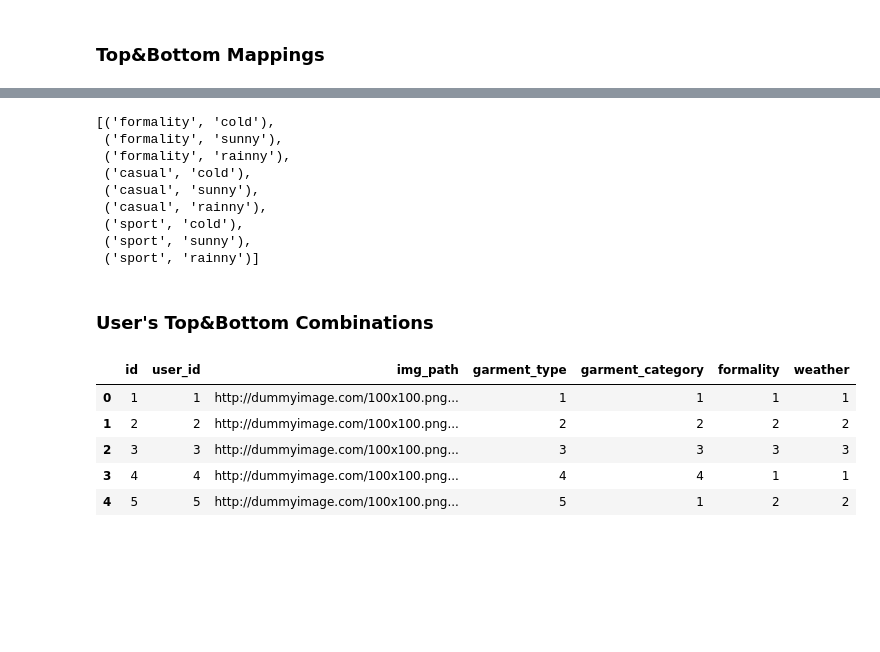
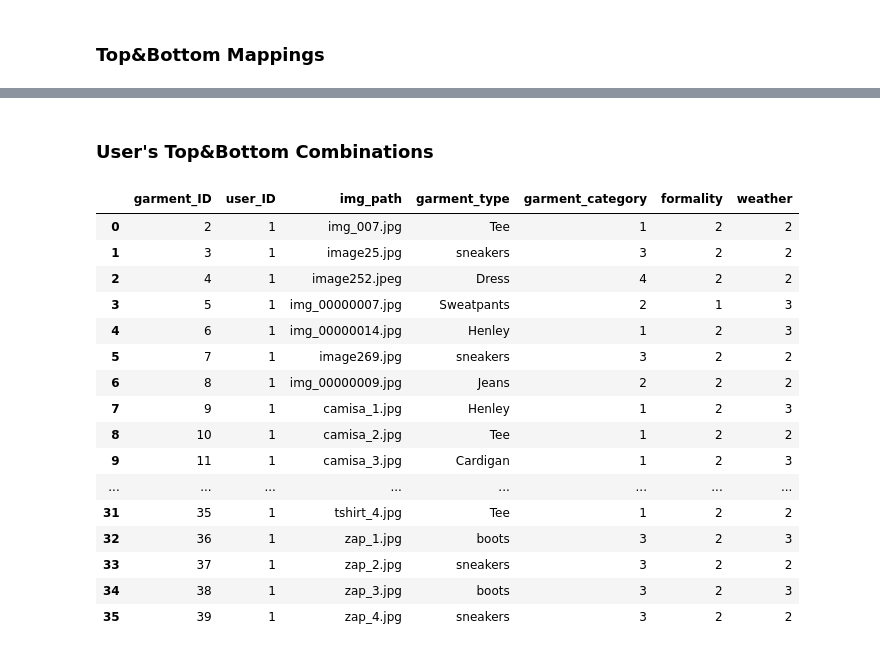
Before and after one commit to JesusTrj/FastFit_AI, a Jupyter notebook: Development/NB_Clothes_Combinatory.ipynb, the cells around one changed output, grey strips where cells are left out. Drawn from its saved outputs; the diff is of its cells as text; code cells hidden in the pictures; blank space fills up the shorter version.

```diff
--- a/Development/NB_Clothes_Combinatory.ipynb
+++ b/Development/NB_Clothes_Combinatory.ipynb
@@ -109,33 +80,46 @@ filters
-# %%
-
-rate = [1, 2, 3, 4, 5]
-formality = ["formality","casual", "sport"]
-weather = ["cold","sunny", "rainny"]
-filters = list(itertools.product(formality, weather))
-filters
-# %% [output]
-[('formality', 'cold'),
- ('formality', 'sunny'),
- ('formality', 'rainny'),
- ('casual', 'cold'),
- ('casual', 'sunny'),
- ('casual', 'rainny'),
- ('sport', 'cold'),
- ('sport', 'sunny'),
- ('sport', 'rainny')]
 # %% [markdown]
 ### User's Top&Bottom Combinations
-# %%
-import pandas as pd
-df = pd.read_csv("/home/repos/hack/FastFit_AI/mockups/garment.csv")
-df.head()
-# %% [output]
-|  | id | user_id | img_path | garment_type | garment_category | formality | weather |
-| 0 | 1 | 1 | http://dummyimage.com/100x100.png... | 1 | 1 | 1 | 1 |
-| 1 | 2 | 2 | http://dummyimage.com/100x100.png... | 2 | 2 | 2 | 2 |
-| 2 | 3 | 3 | http://dummyimage.com/100x100.png... | 3 | 3 | 3 | 3 |
-| 3 | 4 | 4 | http://dummyimage.com/100x100.png... | 4 | 4 | 1 | 1 |
-| 4 | 5 | 5 | http://dummyimage.com/100x100.png... | 5 | 1 | 2 | 2 |
+# %%
+import pandas as pd
+import pymysql
+import itertools
+import numpy as np
+from fastai.vision.all import *
+from fastai.imports import *
+
+rate = [1, 2, 3, 4, 5]
+formality = ["formality","casual", "sport"]
+weather = ["cold","sunny", "rainny"]
+filters = list(itertools.product(formality, weather))
+
+db_connect = pymysql.connect(
+     host="10.22.190.73",
+     port=3306,
+     user="hack_mty",
+     password="8VgYu9EHLb88GNW4tKCF",
+     database="hackmty_fit")
+
+
+df = pd.read_sql("SELECT * FROM garments", db_connect)
+df
+# %% [output]
+|  | garment_ID | user_ID | img_path | garment_type | garment_category | formality | weather |
+| 0 | 2 | 1 | img_007.jpg | Tee | 1 | 2 | 2 |
+| 1 | 3 | 1 | image25.jpg | sneakers | 3 | 2 | 2 |
+| 2 | 4 | 1 | image252.jpeg | Dress | 4 | 2 | 2 |
+| 3 | 5 | 1 | img_00000007.jpg | Sweatpants | 2 | 1 | 3 |
+| 4 | 6 | 1 | img_00000014.jpg | Henley | 1 | 2 | 3 |
+| 5 | 7 | 1 | image269.jpg | sneakers | 3 | 2 | 2 |
+| 6 | 8 | 1 | img_00000009.jpg | Jeans | 2 | 2 | 2 |
+| 7 | 9 | 1 | camisa_1.jpg | Henley | 1 | 2 | 3 |
+| 8 | 10 | 1 | camisa_2.jpg | Tee | 1 | 2 | 2 |
+| 9 | 11 | 1 | camisa_3.jpg | Cardigan | 1 | 2 | 3 |
+| ... | ... | ... | ... | ... | ... | ... | ... |
+| 31 | 35 | 1 | tshirt_4.jpg | Tee | 1 | 2 | 2 |
+| 32 | 36 | 1 | zap_1.jpg | boots | 3 | 2 | 3 |
+| 33 | 37 | 1 | zap_2.jpg | sneakers | 3 | 2 | 2 |
+| 34 | 38 | 1 | zap_3.jpg | boots | 3 | 2 | 3 |
+| 35 | 39 | 1 | zap_4.jpg | sneakers | 3 | 2 | 2 |
 # %%
 user_id = 1
 user_closet = df[(df["garment_type"]!=4)] #df[(df["id"]==user_id) & (df["id"]==user_id)]
```
Also changed, not shown: parts of 29 cells of this notebook, 3 other files.
